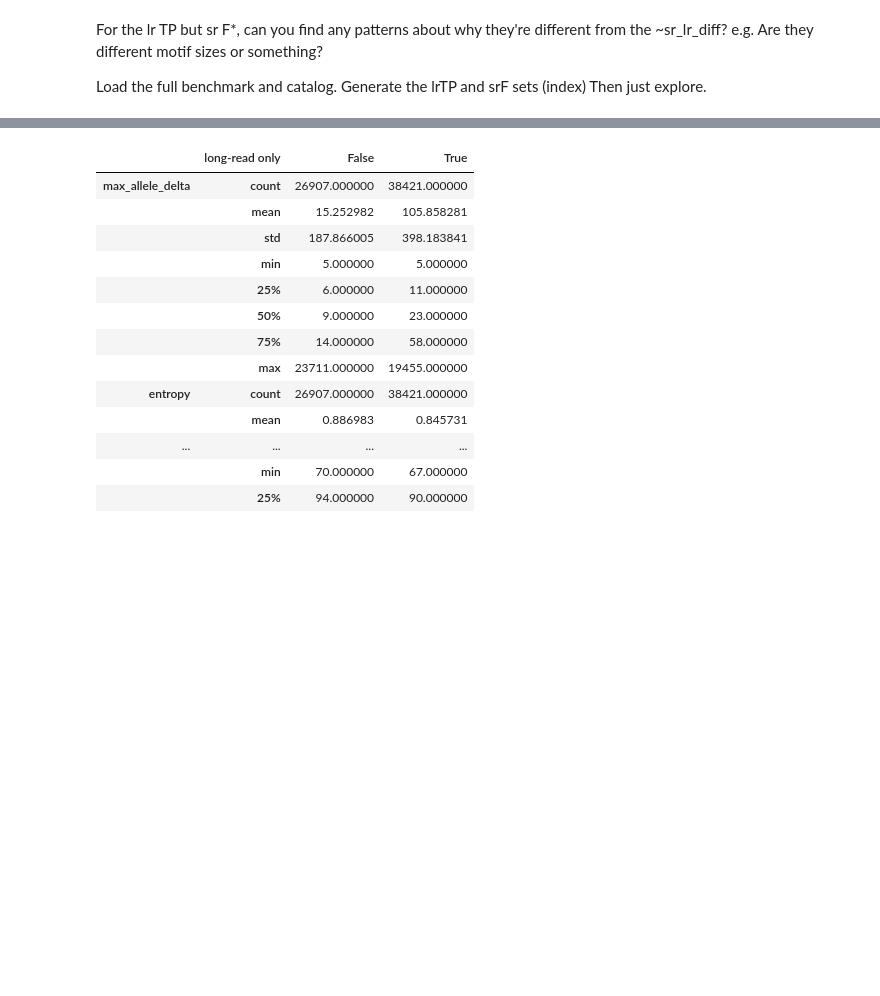
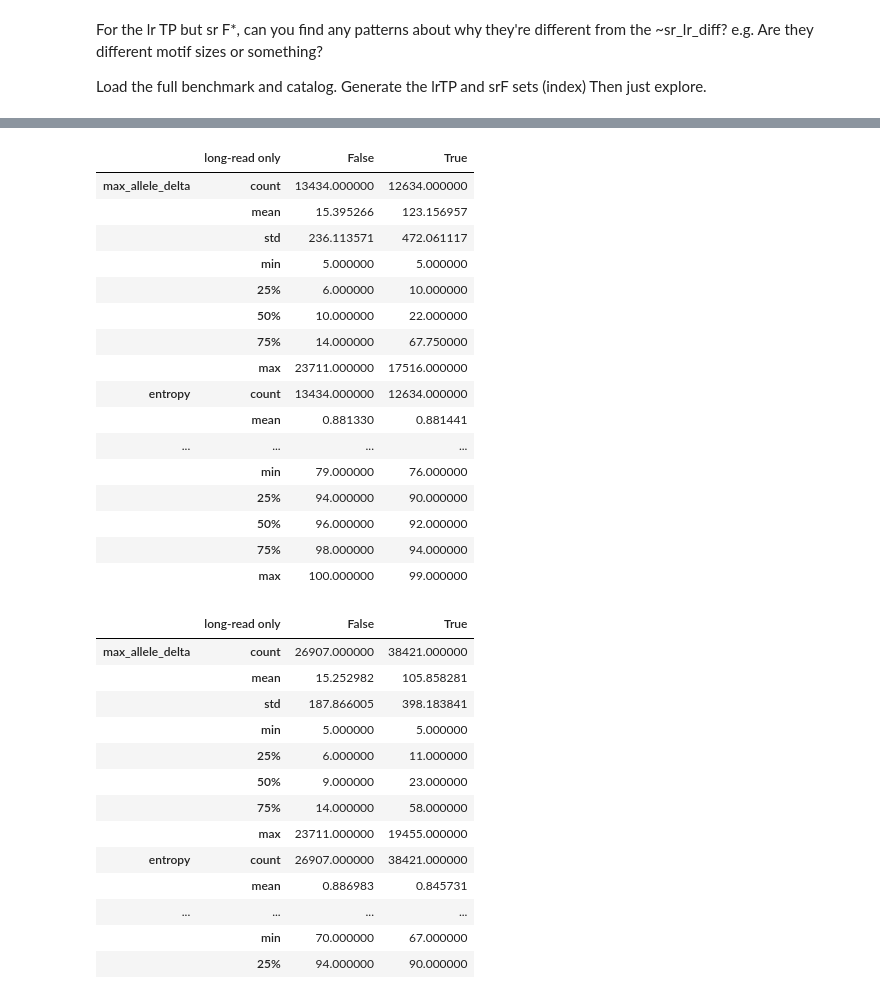
Before and after one commit to ACEnglish/adotto, a Jupyter notebook: manuscript/review_benchmarks/Analysis.ipynb, the cells around one changed output, grey strips where cells are left out. Cells and saved outputs as stored; diff of their text form; code cells hidden in the pictures; blank space fills up the shorter version.

```diff
--- a/manuscript/review_benchmarks/Analysis.ipynb
+++ b/manuscript/review_benchmarks/Analysis.ipynb
@@ -231,6 +226,10 @@ t1_index = benchmark_regions[benchmark_regions['tier'] == 'Tier1'].index
 def is_gt5(x):
     return (x & 0x1) != 0
 gt5_index = benchmark_regions[(benchmark_regions['tier'] == 'Tier1') & benchmark_regions['vflag'].apply(is_gt5)].index
+# %%
+# We also only want the regions analyzed by all tools (experimental)
+hip_index = pd.read_csv("/Users/english/code/adotto/manuscript/review_benchmarks/hipstr_results/hipstr_catalog.bed",
+                        names=["chrom", "start", "end"], sep="\t").set_index(['chrom', 'start', 'end']).index
 # %%
 def within_set_agree(m_data, m_set):
     # Do the state_name agree / disagree within a set. Returns a True/False
@@ -323,2 +409,50 @@ to_investigate = any_lr & ~any_sr
 # %%
+benchmark_regions = pd.read_csv("/Users/english/code/adotto/benchmark/GIABTR_benchmark.6.26/GIABTR.HG002.benchmark.regions.bed.gz",
+                                names=["chrom", "start", "end", "tier", "repl", "vflag", "entropy", "ad1", "ad2"],
+                                sep='\t').set_index(["chrom", "start", "end"])
+
+view = data[sr_callers_agree & lr_callers_agree
+            & data.index.isin(gt5_index)
+            & data.index.isin(hip_index)]
+any_sr = view['state_hipstr'].str.startswith('T')
+any_lr = view['state_trgt'].str.startswith('T')
+to_investigate = any_lr & ~any_sr
+
 benchmark_regions['long-read only'] = to_investigate
+
+benchmark_regions['max_allele_delta'] = benchmark_regions[['ad1', 'ad2']].max(axis=1)
+
+s = benchmark_regions.reset_index()
+x = (s['end'] - s['start']).to_frame().set_index(benchmark_regions.index)
+benchmark_regions['span'] = x
+
+# Want to load the catalog and also do this grouping for the mean purity of the repeats
+catalog = (pd.read_csv("/Users/english/code/adotto/regions/adotto_TRregions_v1.1.bed", sep='\t')
+           .rename(columns={'chr':'chrom'})
+           .set_index(['chrom', 'start', 'end']))
+benchmark_regions = benchmark_regions.join(catalog['mu_purity'])
+
+view = (benchmark_regions
+         .loc[gt5_index]
+         .groupby('long-read only')
+         [['max_allele_delta', 'entropy', 'span', 'mu_purity']])
+
+view.describe().T
+# %% [output]
+|  | long-read only | False | True |
+| max_allele_delta | count | 13434.000000 | 12634.000000 |
+|  | mean | 15.395266 | 123.156957 |
+|  | std | 236.113571 | 472.061117 |
+|  | min | 5.000000 | 5.000000 |
+|  | 25% | 6.000000 | 10.000000 |
+|  | 50% | 10.000000 | 22.000000 |
+|  | 75% | 14.000000 | 67.750000 |
+|  | max | 23711.000000 | 17516.000000 |
+| entropy | count | 13434.000000 | 12634.000000 |
+|  | mean | 0.881330 | 0.881441 |
+| ... | ... | ... | ... |
+|  | min | 79.000000 | 76.000000 |
+|  | 25% | 94.000000 | 90.000000 |
+|  | 50% | 96.000000 | 92.000000 |
+|  | 75% | 98.000000 | 94.000000 |
+|  | max | 100.000000 | 99.000000 |
```
Also changed, not shown: parts of 19 cells of this notebook, 7 other files.
